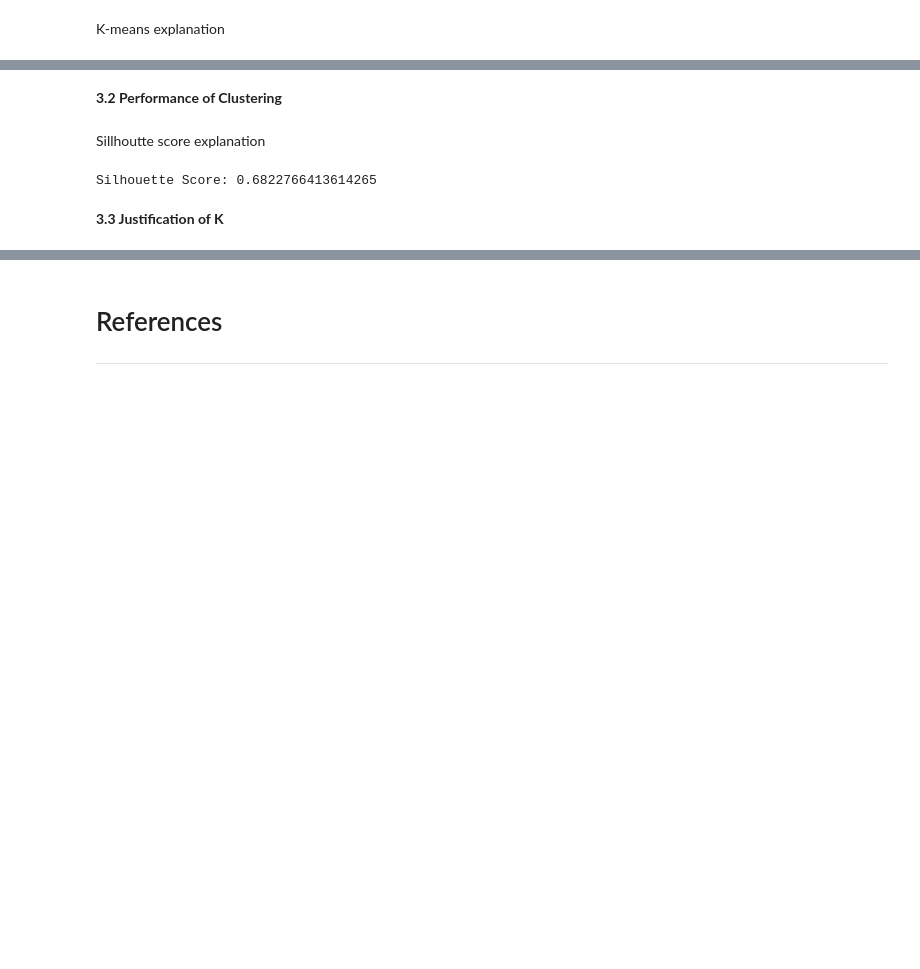
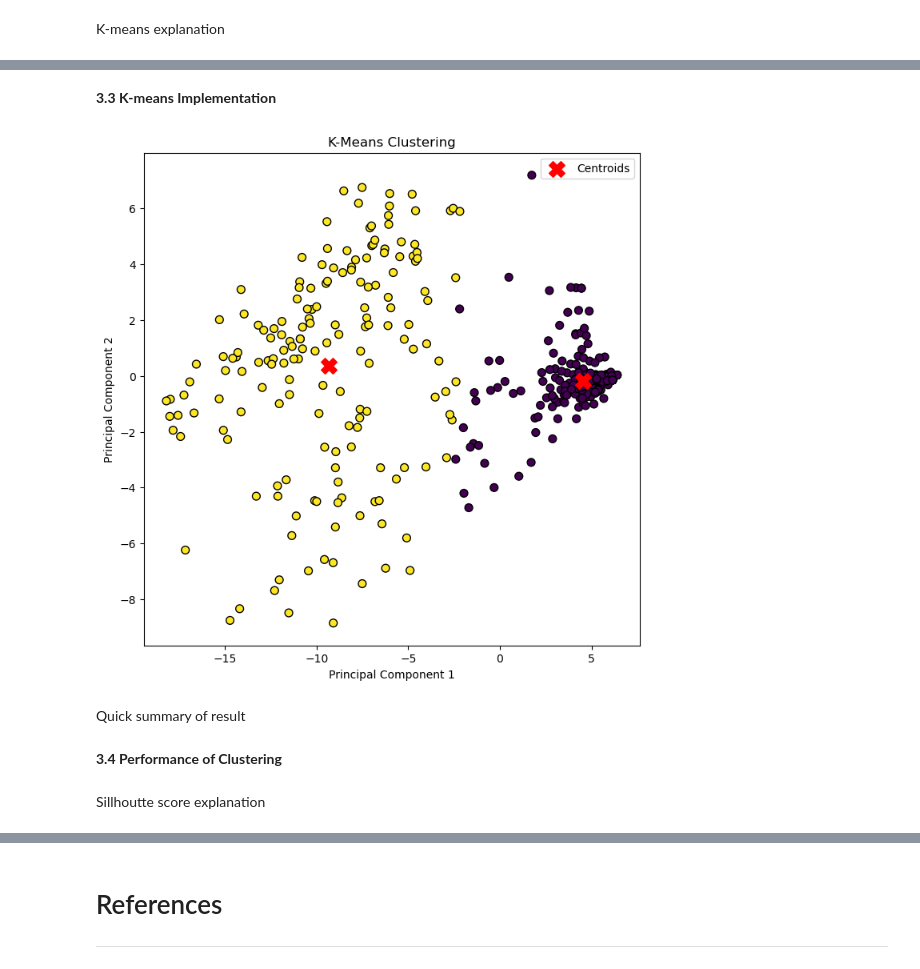
Before and after one commit to HamzaElshafie/MLiS-Project, a Jupyter notebook: MLiS_Project.ipynb, the cells around one changed output, grey strips where cells are left out. Cells and saved outputs as stored; diff of their text form; code cells hidden in the pictures; blank space fills up the shorter version.

```diff
--- a/MLiS_Project.ipynb
+++ b/MLiS_Project.ipynb
@@ -820,13 +859,19 @@ plt.show()
+# %% [markdown]
+**3.3 K-means Implementation**
+# %%
+X_train_transformed = pca.transform(X_train)
+
+# Create an instance of KMeansClustering
+kmeans = KMeansClustering(k=2)
+kmeans.fit(X_train_transformed)
+
+# Plot clusters
+kmeans.plot_clusters(X_train_transformed)
+# %% [output]
+[figure, added]
+# %% [markdown]
+Quick summary of result
 # %% [markdown]
-**3.2 Performance of Clustering**
+**3.4 Performance of Clustering**
 # %% [markdown]
 Sillhoutte score explanation
-# %%
-silhouette_values = (b - a) / np.maximum(a, b)
-silhouette_avg = np.mean(silhouette_values)
-
-print(f"Silhouette Score: {silhouette_avg}")
-# %% [output]
-Silhouette Score: 0.6822766413614265
-# %% [markdown]
-**3.3 Justification of K**
```
Also changed, not shown: parts of 11 cells of this notebook, 1 other file.
